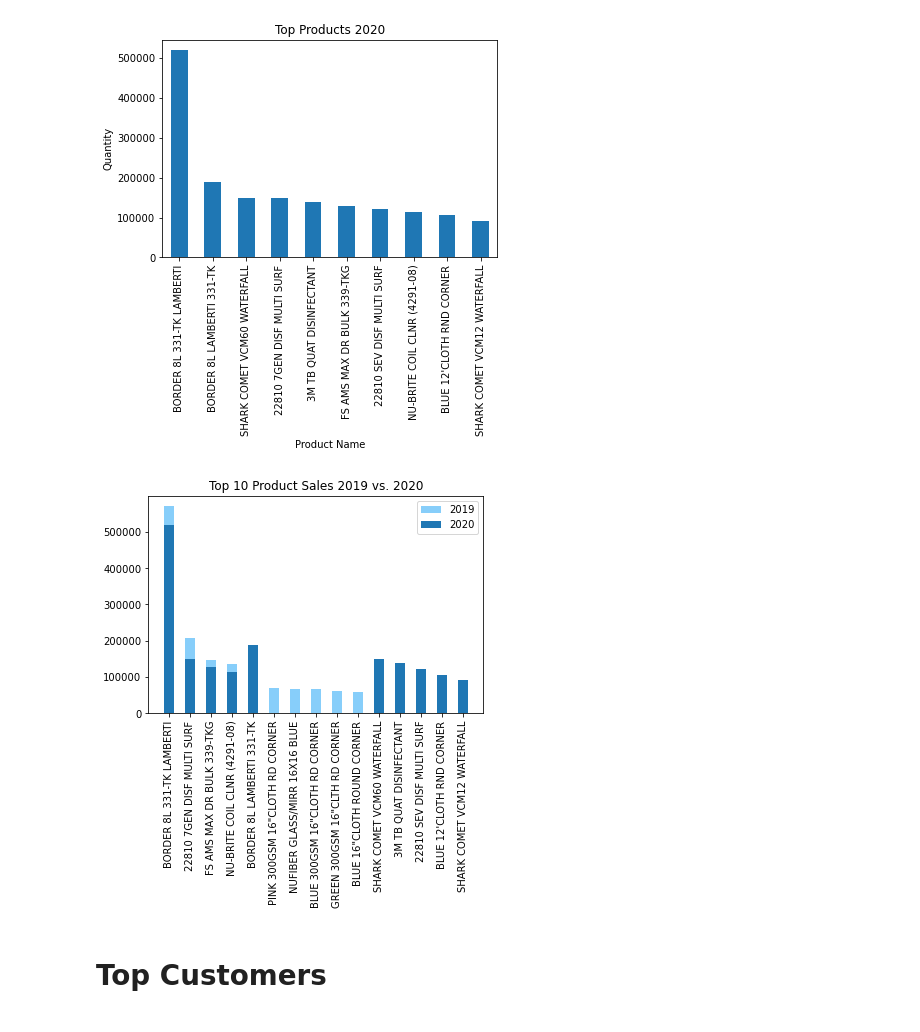
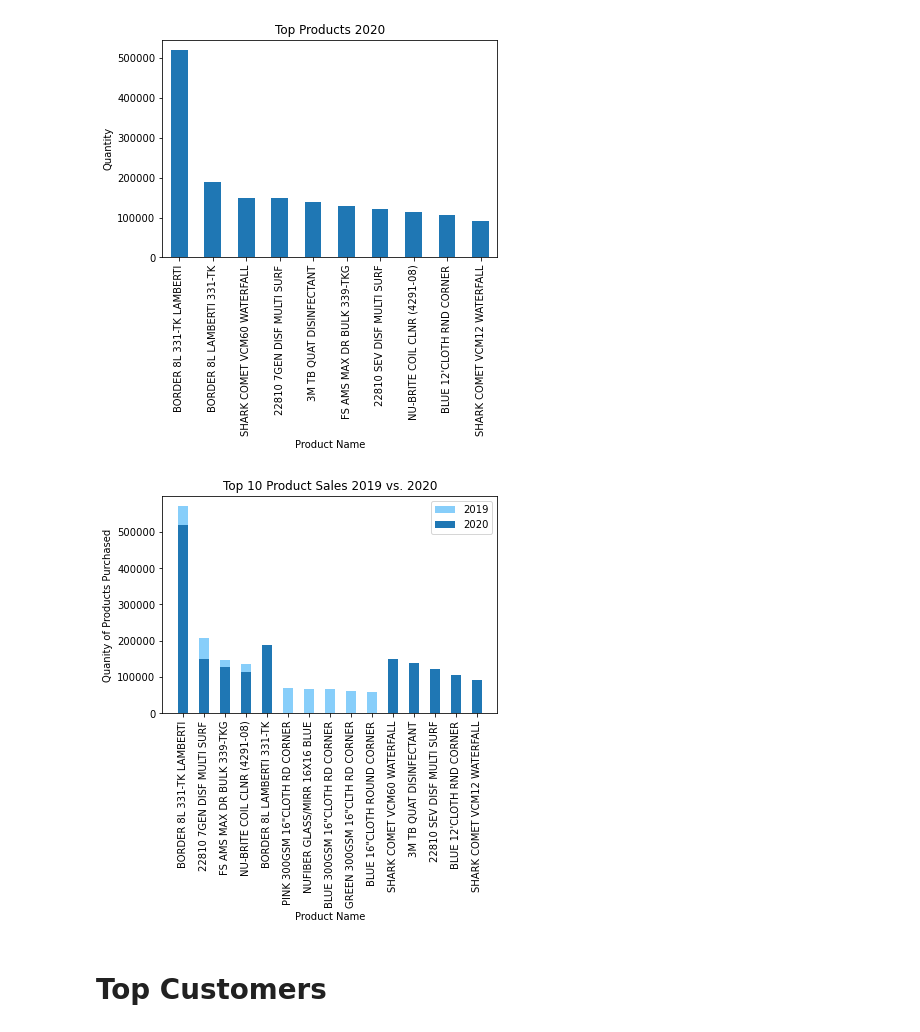
Before and after one commit to aadeba5/Project1, a Jupyter notebook: Nuance_Kayla.ipynb, the cells around one changed output. Saved outputs shown, nothing was run; the diff lists cells and outputs as text; code cells hidden in the pictures.

```diff
--- a/Nuance_Kayla.ipynb
+++ b/Nuance_Kayla.ipynb
@@ -129,13 +129,15 @@ twenty20_labels = new_new_df_2020.head(10).index
 # %%
 plt.bar(height = new_new_df_2019['qty_ship'].head(10), x = twenty19_labels, width = .5, color="lightskyblue")
 plt.bar(height = new_new_df_2020['qty_ship'].head(10), x = twenty20_labels, width = .5)
 plt.title("Top 10 Product Sales 2019 vs. 2020")
 plt.xticks(rotation=90)
 plt.legend(['2019', '2020'], loc='upper right')
-plt.savefig("top10products.png", bbox_inches="tight")
+plt.savefig("top10products.png", bbox_inches="tight", facecolor="w")
+plt.xlabel("Product Name")
+plt.ylabel("Quanity of Products Purchased")
 plt.show()
 # %% [output]
-[figure, old version]
+[figure, new version]
 # %% [markdown]
 # Top Customers
 # %%
```
Also changed, not shown: parts of 13 cells of this notebook, 5 other files.
